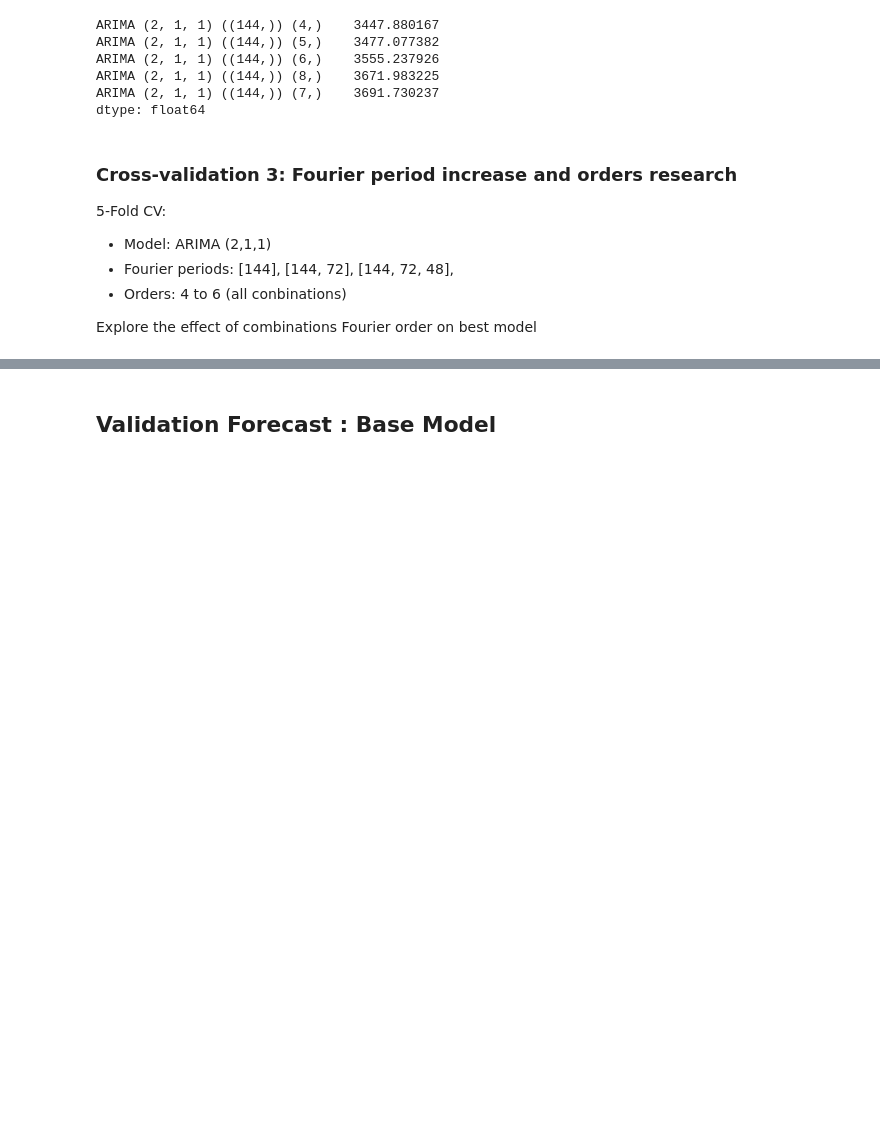
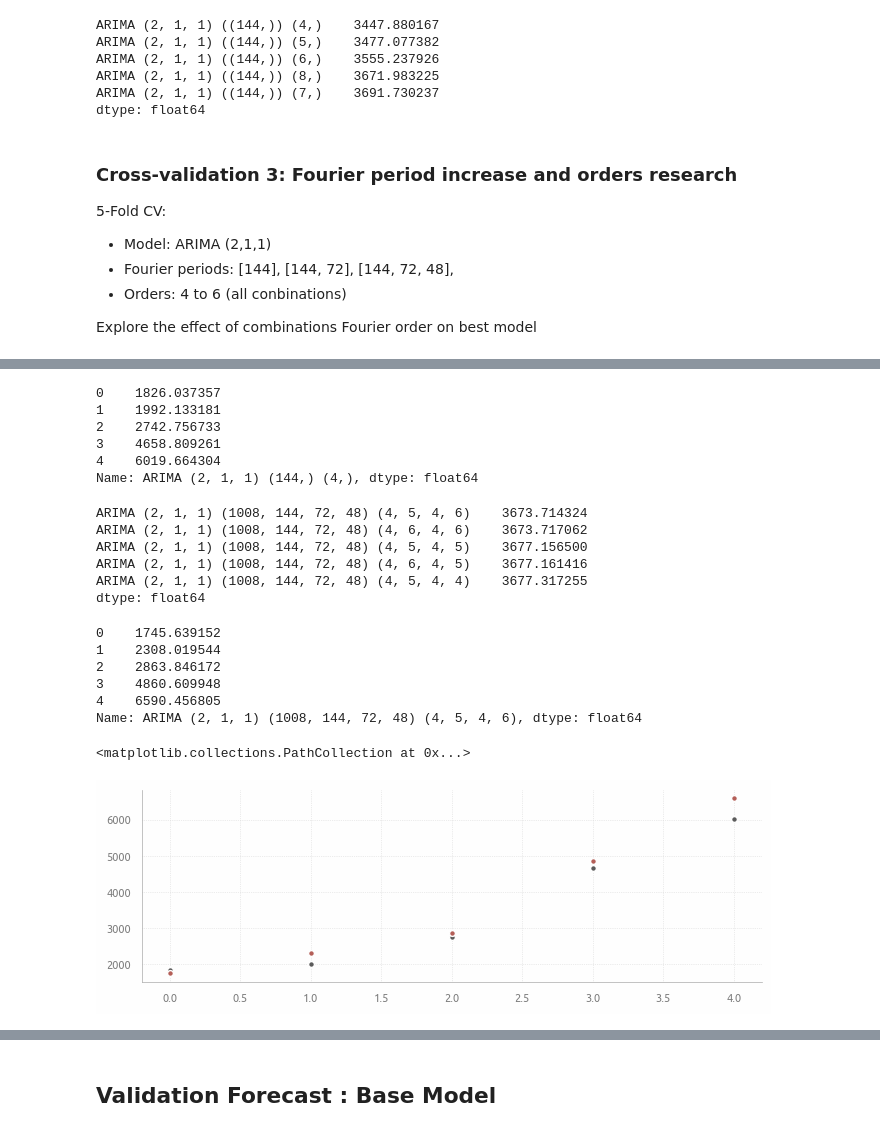
Before and after one commit to a-chasovsky/electric-power-consumption, a Jupyter notebook: 03-base-model.ipynb, the cells around one changed output, grey strips where cells are left out. Drawn from its saved outputs; the diff is of its cells as text; code cells hidden in the pictures; blank space fills up the shorter version.

```diff
--- a/03-base-model.ipynb
+++ b/03-base-model.ipynb
@@ -1230,3 +1223,42 @@ cv3_results_df
+# %%
+cv3_results_df['ARIMA (2, 1, 1) (144,) (4,)']
+# %% [output]
+0    1826.037357
+1    1992.133181
+2    2742.756733
+3    4658.809261
+4    6019.664304
+Name: ARIMA (2, 1, 1) (144,) (4,), dtype: float64
+# %%
+cv3_results_df.iloc[:, :50].mean().sort_values().head()
+# %% [output]
+ARIMA (2, 1, 1) (1008, 144, 72, 48) (4, 5, 4, 6)    3673.714324
+ARIMA (2, 1, 1) (1008, 144, 72, 48) (4, 6, 4, 6)    3673.717062
+ARIMA (2, 1, 1) (1008, 144, 72, 48) (4, 5, 4, 5)    3677.156500
+ARIMA (2, 1, 1) (1008, 144, 72, 48) (4, 6, 4, 5)    3677.161416
+ARIMA (2, 1, 1) (1008, 144, 72, 48) (4, 5, 4, 4)    3677.317255
+dtype: float64
+# %%
+cv3_results_df['ARIMA (2, 1, 1) (1008, 144, 72, 48) (4, 5, 4, 6)']
+# %% [output]
+0    1745.639152
+1    2308.019544
+2    2863.846172
+3    4860.609948
+4    6590.456805
+Name: ARIMA (2, 1, 1) (1008, 144, 72, 48) (4, 5, 4, 6), dtype: float64
+# %%
+plt.scatter(
+    arange(5),
+    cv3_results_df['ARIMA (2, 1, 1) (144,) (4,)'], s=70
+)
+plt.scatter(
+    arange(5),
+    cv3_results_df['ARIMA (2, 1, 1) (1008, 144, 72, 48) (4, 5, 4, 6)'], s=70
+)
+# %% [output]
+<matplotlib.collections.PathCollection at 0x...>
+[figure, added]
 # %%
 cv3_results_mean = cv3_results_df.mean(axis=0)
 # %%
```
Also changed, not shown: parts of 36 cells of this notebook, 12 other files.
